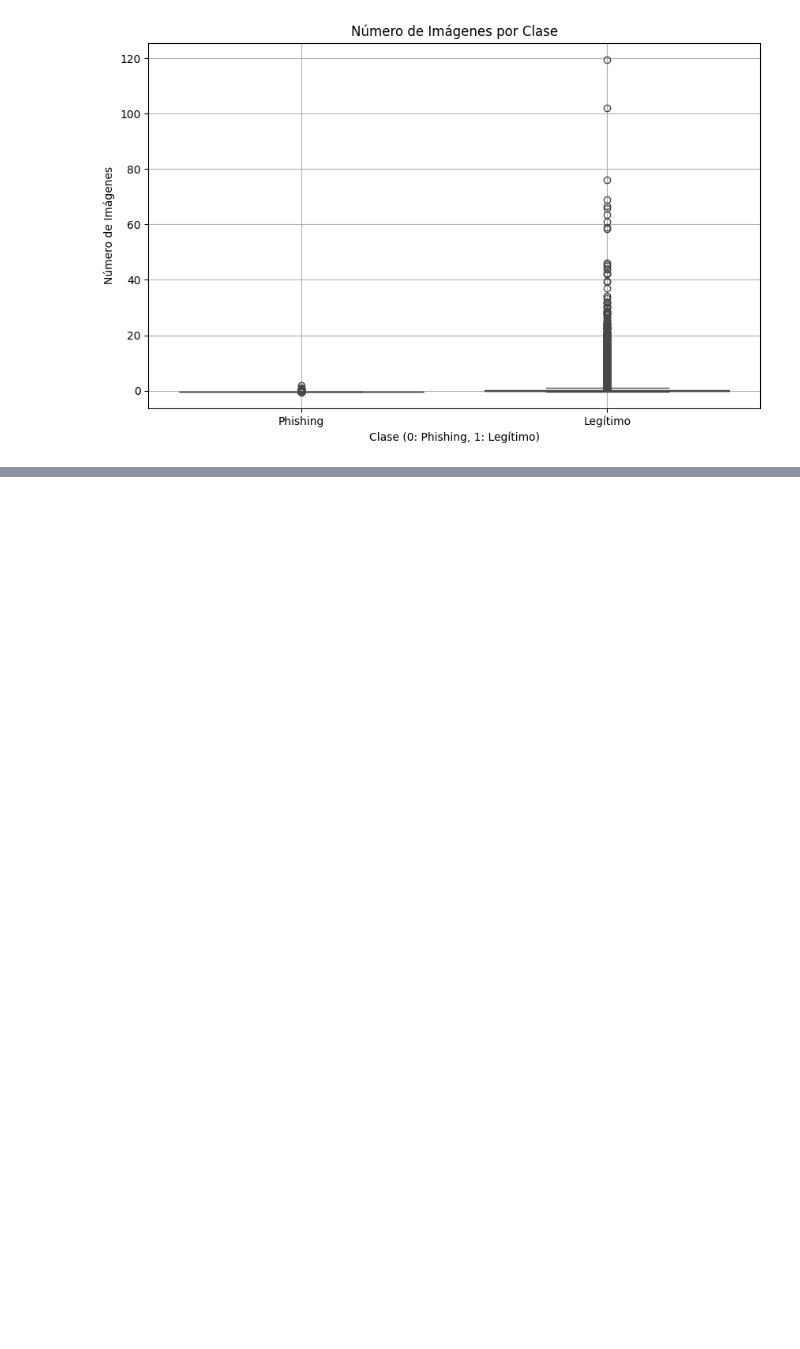
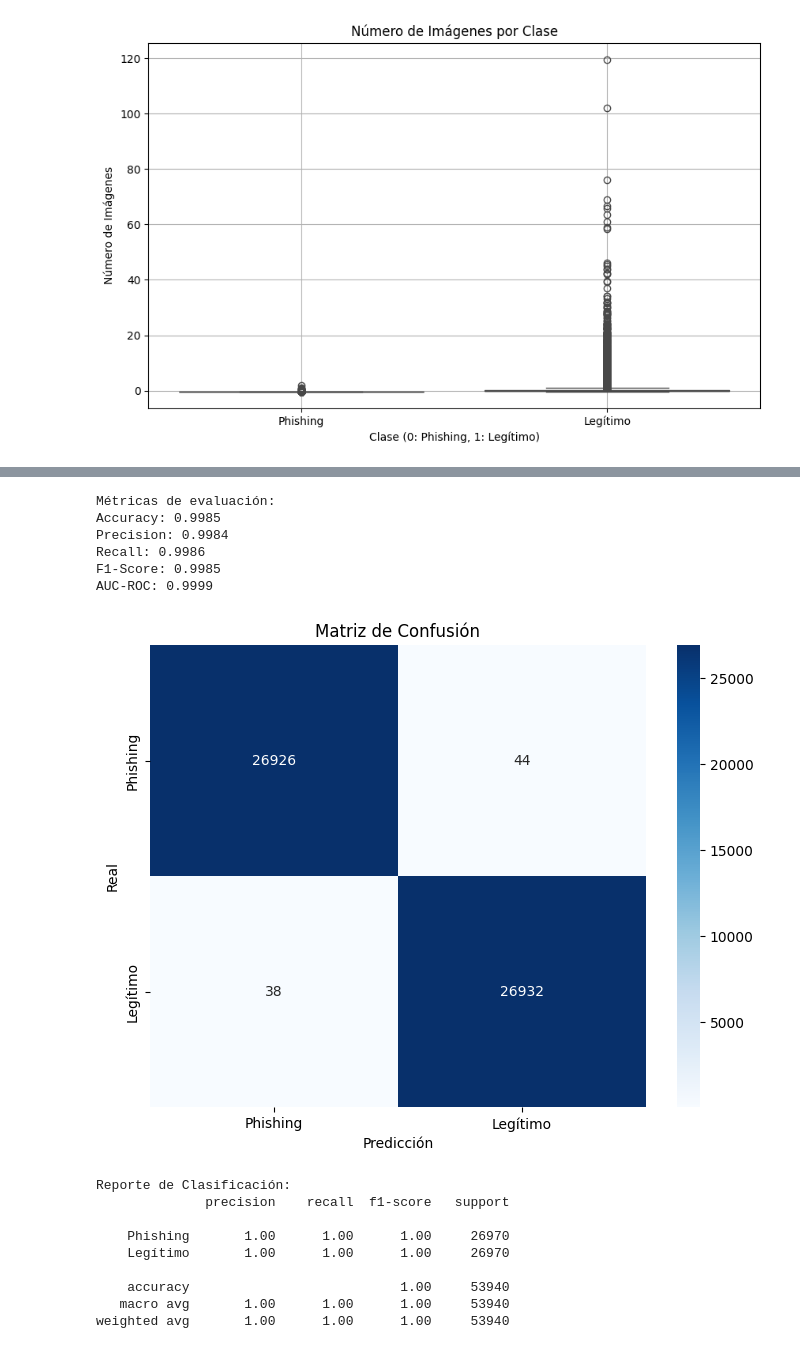
Before and after one commit to SpecTr03/CRISP-DM-Project, a Jupyter notebook: analysis.ipynb, the cells around one changed output, grey strips where cells are left out. Saved outputs shown, nothing was run; the diff lists cells and outputs as text; code cells hidden in the pictures; blank space fills up the shorter version.

```diff
--- a/analysis.ipynb
+++ b/analysis.ipynb
@@ -346,0 +397,47 @@ Passing `palette` without assigning `hue` is deprecated and will be removed in v
+# %%
+# Evaluación del modelo en el conjunto de prueba
+from sklearn.metrics import accuracy_score, precision_score, recall_score, f1_score, roc_auc_score, confusion_matrix
+
+y_pred = final_model.predict(X_test)
+y_proba = final_model.predict_proba(X_test)[:, 1]  # Probabilidades para la clase positiva
+
+# Métricas principales
+print("\nMétricas de evaluación:")
+print(f"Accuracy: {accuracy_score(y_test, y_pred):.4f}")
+print(f"Precision: {precision_score(y_test, y_pred):.4f}")
+print(f"Recall: {recall_score(y_test, y_pred):.4f}")
+print(f"F1-Score: {f1_score(y_test, y_pred):.4f}")
+print(f"AUC-ROC: {roc_auc_score(y_test, y_proba):.4f}")
+
+# Matriz de confusión
+conf_matrix = confusion_matrix(y_test, y_pred)
+plt.figure(figsize=(8, 6))
+sns.heatmap(conf_matrix, annot=True, fmt='d', cmap='Blues',
+            xticklabels=['Phishing', 'Legítimo'],
+            yticklabels=['Phishing', 'Legítimo'])
+plt.title('Matriz de Confusión')
+plt.xlabel('Predicción')
+plt.ylabel('Real')
+plt.show()
+
+# Reporte de clasificación
+from sklearn.metrics import classification_report
+print("\nReporte de Clasificación:")
+print(classification_report(y_test, y_pred, target_names=['Phishing', 'Legítimo']))
+# %% [output]
+Métricas de evaluación:
+Accuracy: 0.9985
+Precision: 0.9984
+Recall: 0.9986
+F1-Score: 0.9985
+AUC-ROC: 0.9999
+[figure, added]
+Reporte de Clasificación:
+              precision    recall  f1-score   support
+
+    Phishing       1.00      1.00      1.00     26970
+    Legítimo       1.00      1.00      1.00     26970
+
+    accuracy                           1.00     53940
+   macro avg       1.00      1.00      1.00     53940
+weighted avg       1.00      1.00      1.00     53940
```
Also changed, not shown: parts of 15 cells of this notebook.
